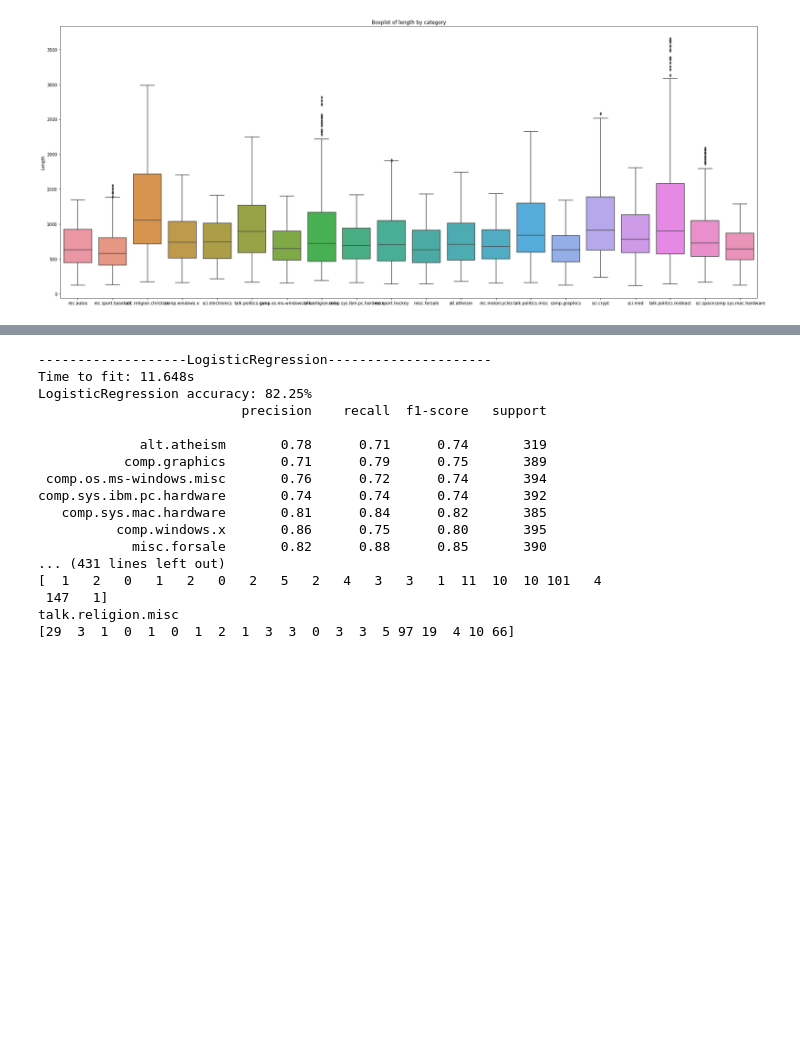
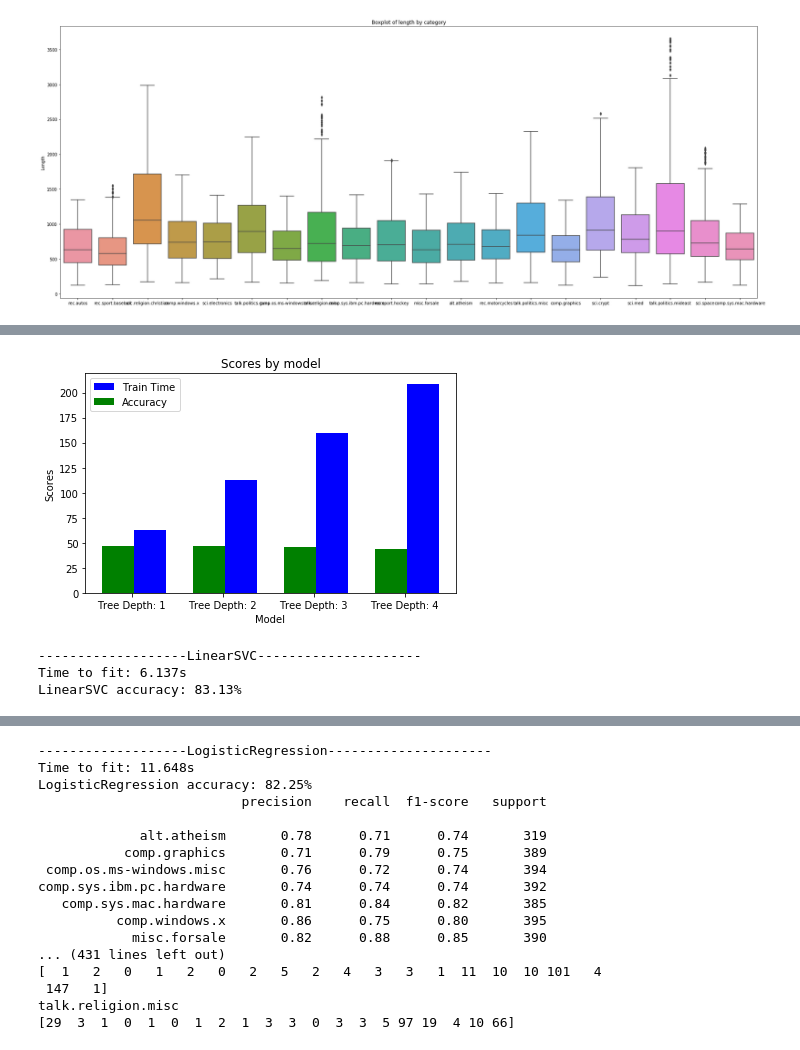
Before and after one commit to ingridxx/COMP551, a Jupyter notebook: miniproject2/20newsgroups.ipynb, the cells around one changed output, grey strips where cells are left out. Drawn from its saved outputs; the diff is of its cells as text; code cells hidden in the pictures; blank space fills up the shorter version.

Commit message:
Added most common words and tree depth

```diff
--- a/miniproject2/20newsgroups.ipynb
+++ b/miniproject2/20newsgroups.ipynb
@@ -90,3 +90,27 @@ class TextProcess():
         for i,j in zip(self.conf_matrix,self.test_data.target_names):
             print(j)
             print(i)
+
+    def get_words(self):
+        self.words =  self.vectorizer.get_feature_names()
+        self.weights = self.model.coef_.argsort()[:, ::-1]
+        self.most_common = defaultdict(list)
+        for i,category in enumerate(self.test_data.target_names):
+            print(f"Category {category}:"),
+            for ind in self.weights[i, :10]:
+                self.most_common[i].append(self.words[ind])
+                print(f' {self.words[ind]}'),
+            print("\n")
+# %%
+model_list = [AdaBoostClassifier(learning_rate=0.5, n_estimators=160, base_estimator=DecisionTreeClassifier(max_depth=1)), AdaBoostClassifier(learning_rate=0.5, n_estimators=160, base_estimator=DecisionTreeClassifier(max_depth=2)), AdaBoostClassifier(learning_rate=0.5, n_estimators=160, base_estimator=DecisionTreeClassifier(max_depth=3)), AdaBoostClassifier(learning_rate=0.5, n_estimators=160, base_estimator=DecisionTreeClassifier(max_depth=4))]
+# %%
+time_list = []
+accuracy_list = []
+for model in model_list:
+    processor = TextProcess(model)
+    processor.fit(news_train)
+    processor.predict(news_test)
+    processor.classification_report()
+    processor.confusion_matrix()
+    time_list.append(processor.time)
+    accuracy_list.append(processor.accuracy*100)
@@ -93,2 +135,27 @@ class TextProcess():
+# %%
+n_groups = len(time_list)
+fig, ax = plt.subplots()
+index = np.arange(n_groups)
+bar_width = 0.35
+rects1 = plt.bar(index+bar_width, time_list, bar_width, alpha=1, label='Train Time', color='b')
+rects2 = plt.bar(index, accuracy_list, bar_width, alpha=1, label='Accuracy', color='g')
+plt.xlabel('Model')
+plt.ylabel('Scores')
+plt.title('Scores by model')
+plt.xticks(index + bar_width-0.2, ('Tree Depth: 1', 'Tree Depth: 2', 'Tree Depth: 3', 'Tree Depth: 4'))
+plt.legend()
+
+plt.tight_layout()
+plt.show()
+# %% [output]
+[figure, added]
 # %%
 model_list = [LogisticRegression(multi_class='auto', solver='liblinear',penalty='l2', C=6.3), DecisionTreeClassifier(criterion = 'gini', min_samples_split=92, splitter='random', min_samples_leaf=1), LinearSVC(C = 1, loss='squared_hinge', penalty='l2'), AdaBoostClassifier(learning_rate=0.5, n_estimators=160, base_estimator=DecisionTreeClassifier(max_depth=1)), RandomForestClassifier(min_samples_split=22, min_samples_leaf=1, n_estimators=600)]
+# %%
+processor = TextProcess(LinearSVC(C = 1, loss='squared_hinge', penalty='l2'))
+processor.fit(news_train)
+processor.predict(news_test)
+# %% [output]
+-------------------LinearSVC---------------------
+Time to fit: 6.137s
+LinearSVC accuracy: 83.13%
```
Also changed, not shown: parts of 3 cells of this notebook.
